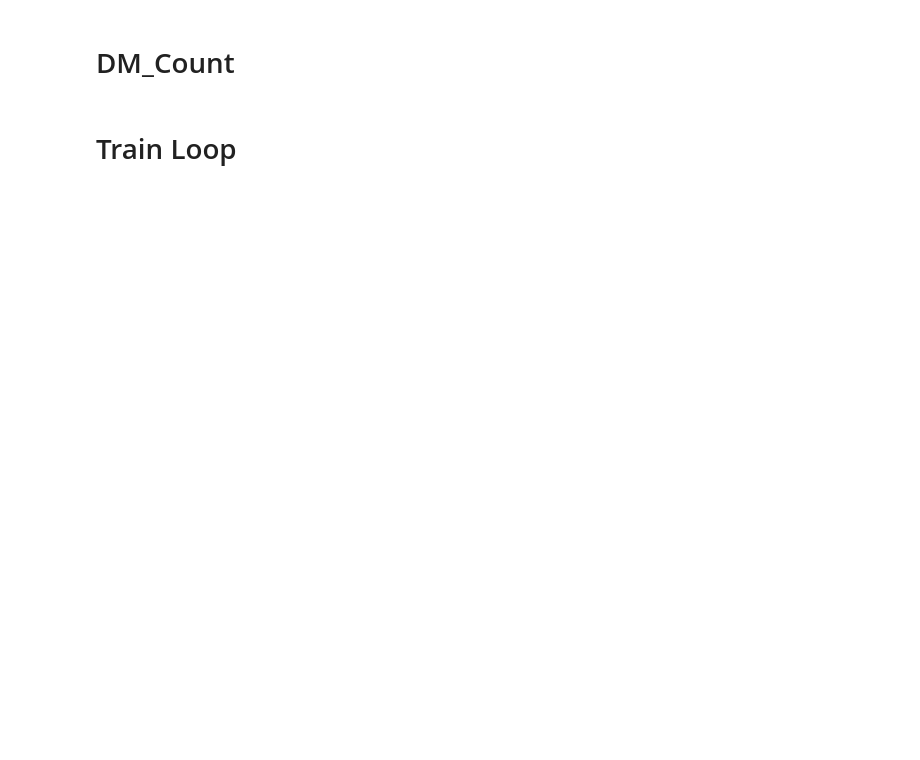
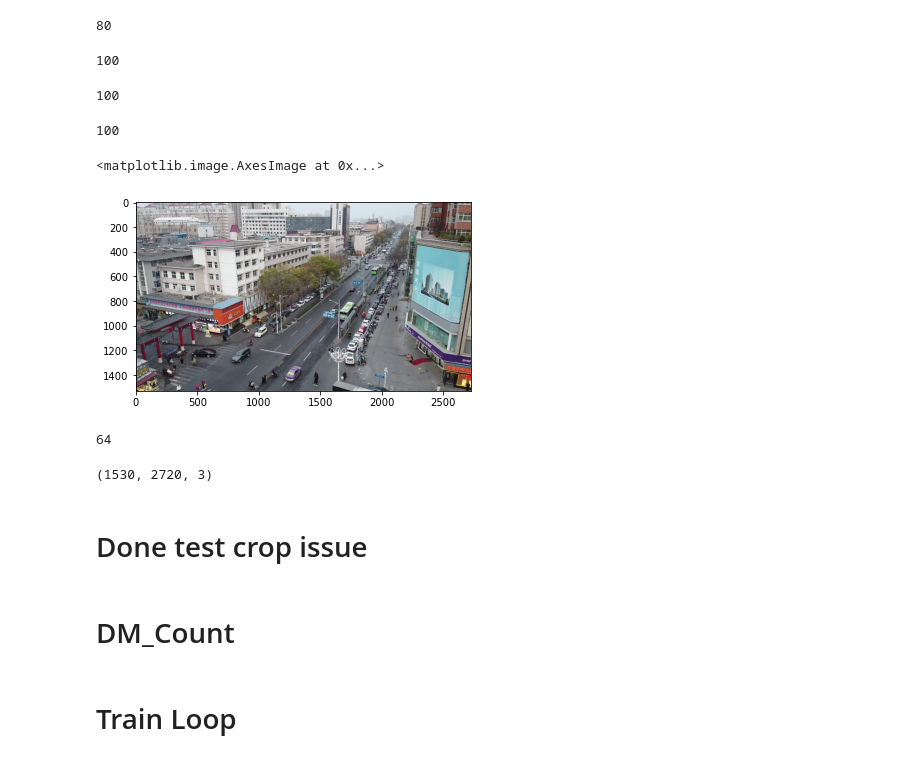
Before and after one commit to Shimmer93/drone_benchmark, a Jupyter notebook: nbs/02c_dm_count.ipynb, the cells around one changed output. Saved outputs shown, nothing was run; the diff lists cells and outputs as text; code cells hidden in the pictures; blank space fills up the shorter version.

```diff
--- a/nbs/02c_dm_count.ipynb
+++ b/nbs/02c_dm_count.ipynb
@@ -281,0 +415,36 @@ valid_dataset = Counting_Dataset(path=path,
+# %%
+count = 0
+for i in range(100):
+    image, dmap, fn, gt_points = train_dataset[200]
+    if len(gt_points) < 5:
+        count += 1
+count
+# %% [output]
+80
+# %%
+count = 0
+for i in range(100):
+    image, dmap, fn, gt_points = train_dataset[200]
+    if len(gt_points) < 36:
+        count += 1
+count
+# %% [output]
+100
+# %%
+count = 0
+for i in range(100):
+    image, dmap, fn, gt_points = train_dataset[200]
+    if len(gt_points) < 36:
+        count += 1
+count
+# %% [output]
+100
+# %%
+count = 0
+for i in range(100):
+    image, dmap, fn, gt_points = train_dataset[200]
+    if len(gt_points) < 36:
+        count += 1
+count
+# %% [output]
+100
@@ -282,2 +453,18 @@ valid_dataset = Counting_Dataset(path=path,
+# %%
+pil_image = Image.open(fn)
+plt.imshow(pil_image)
+# %% [output]
+<matplotlib.image.AxesImage at 0x...>
+[figure, added]
+# %%
+len(loadmat(anno+'/11_068.mat')['annotation'])
+# %% [output]
+64
+# %%
+np.array(pil_image).shape
+# %% [output]
+(1530, 2720, 3)
+# %% [markdown]
+# Done test crop issue
 # %%
 class TrainGlobalConfig:
```
Also changed, not shown: parts of 56 cells of this notebook, 16 other files.
